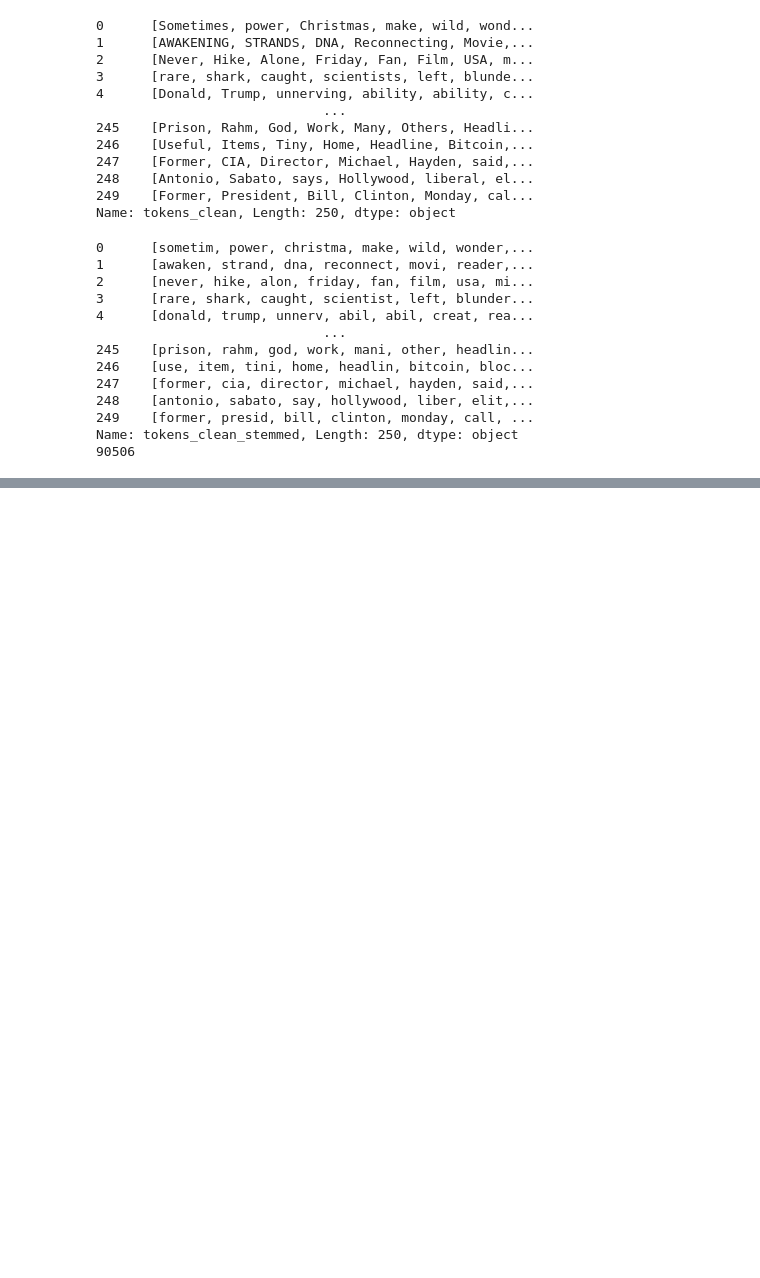
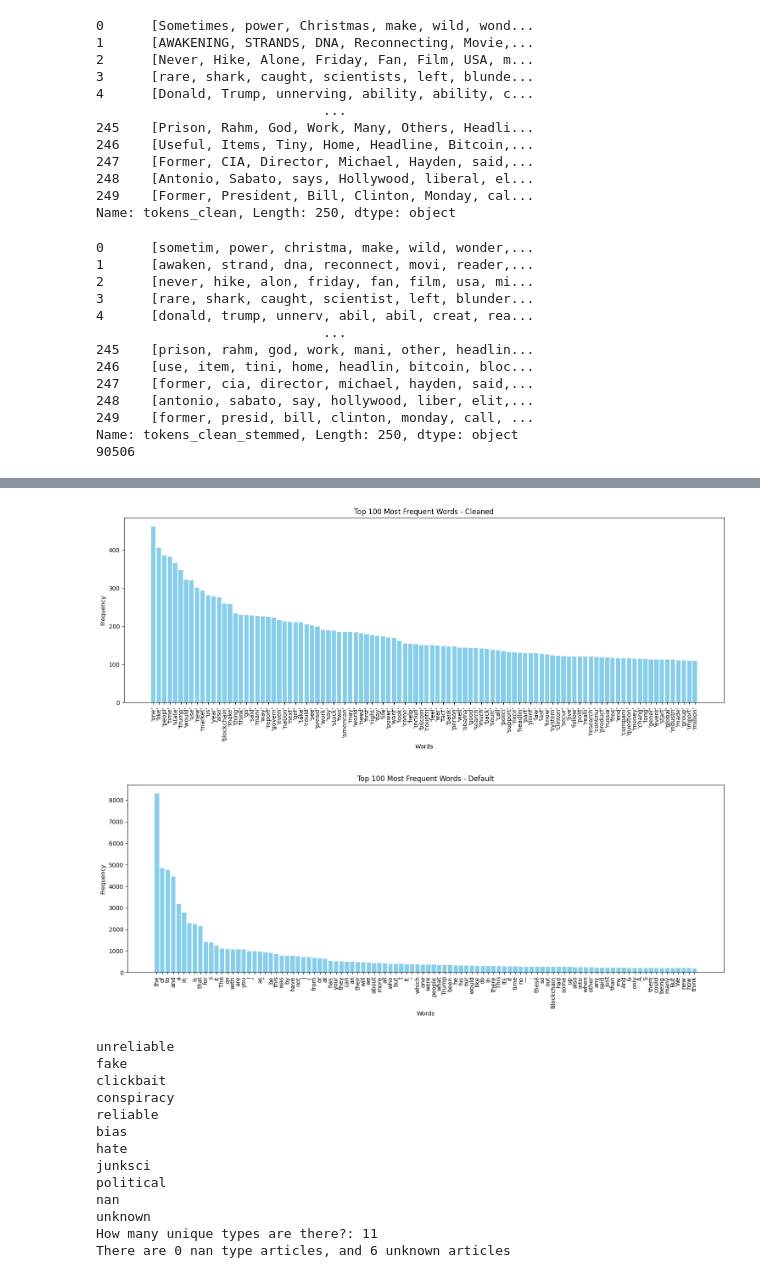
Before and after one commit to valdemark12345/GDS_FakeNewsProject, a Jupyter notebook: Code.ipynb, the cells around one changed output, grey strips where cells are left out. Cells and saved outputs as stored; diff of their text form; code cells hidden in the pictures; blank space fills up the shorter version.

Commit message:
added counter of how many unknown and nan type articles there are

```diff
--- a/Code.ipynb
+++ b/Code.ipynb
@@ -139,32 +139,55 @@ top_words_cleaned = sortlist(countNum(data))[:100]
 
 
 words_default = [w for w, c in top_words_default]
 counts_default = [c for w, c in top_words_default]
 
 words_cleaned = [w for w, c in top_words_cleaned]
 counts_cleaned = [c for w, c in top_words_cleaned]
 
 # Plot the bar chart
 plt.figure(figsize=(15, 6))
 plt.bar(counts_cleaned, words_cleaned, color='skyblue')
 plt.xticks(rotation=90)
 plt.xlabel('Words')
 plt.ylabel('Frequency')
 plt.title('Top 100 Most Frequent Words - Cleaned')
 plt.tight_layout()
 plt.show()
 
 # Plot the bar chart
 plt.figure(figsize=(15, 6))
 plt.bar(counts_default, words_default, color='skyblue')
 plt.xticks(rotation=90)
 plt.xlabel('Words')
 plt.ylabel('Frequency')
 plt.title('Top 100 Most Frequent Words - Default')
 plt.tight_layout()
 plt.show()
 
+#Find out how many types there are.
 unique_types = df["type"].unique()
-for type in unique_types:
-    print(type)
+for article_type in unique_types:
+    print(article_type)
 print(f"How many unique types are there?: {len(unique_types)}")
+
+unknown = df[df["type"] == "unknown"]
+nan = df[df["type"] == "nan"]
+df["type"] = df["type"].str.strip()  # remove any surrounding whitespace
+nan = df[df["type"] == "nan"]
+print(f"There are {len(nan)} nan type articles, and {len(unknown)} unknown articles")
+# %% [output]
+[figure, added]
+[figure, added]
+unreliable
+fake
+clickbait
+conspiracy
+reliable
+bias
+hate
+junksci
+political
+nan
+unknown
+How many unique types are there?: 11
+There are 0 nan type articles, and 6 unknown articles
```
Also changed, not shown: parts of 1 cell of this notebook.
